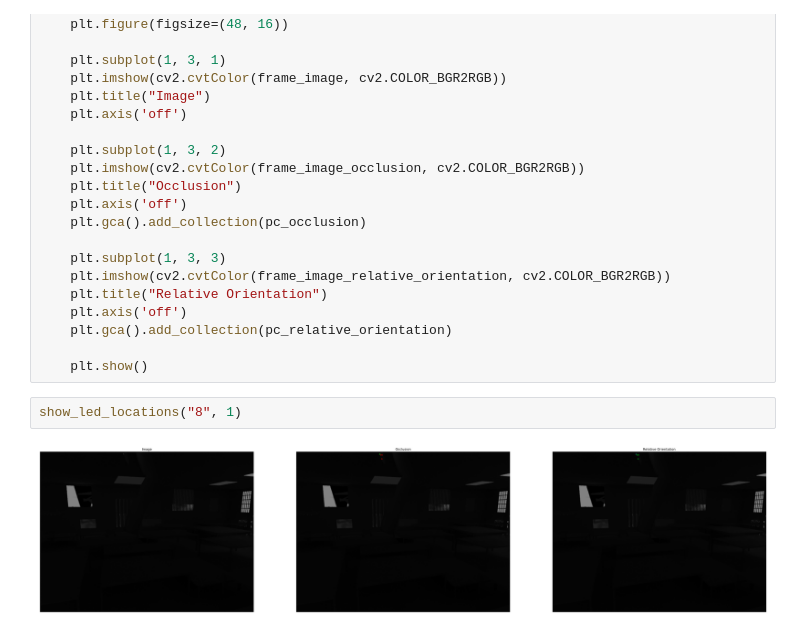
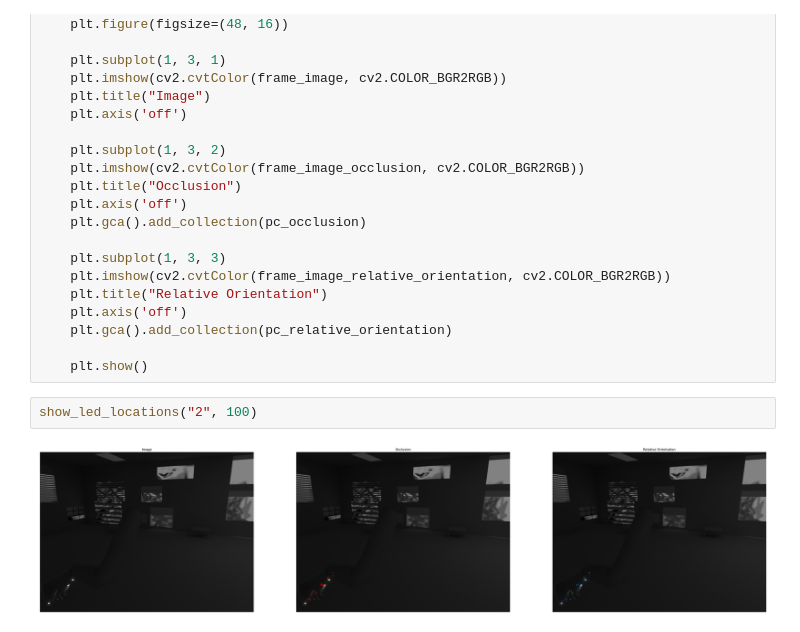
Before and after one commit to ArnaudPoletto/logitech-blender-stylus, a Jupyter notebook: analysis/led_location_analysis.ipynb, the cells around one changed output. Drawn from its saved outputs; the diff is of its cells as text.

```diff
--- a/analysis/led_location_analysis.ipynb
+++ b/analysis/led_location_analysis.ipynb
@@ -84,8 +86,8 @@ def show_led_locations(render_folder_name, frame_number):
     plt.gca().add_collection(pc_relative_orientation)
 
     plt.show()
-# %%
-show_led_locations("8", 1)
-# %% [output]
-[figure, removed]
+# %%
+show_led_locations("2", 100)
+# %% [output]
+[figure, added]
 # %%
```
Also changed, not shown: parts of 5 cells of this notebook, 32 other files.
